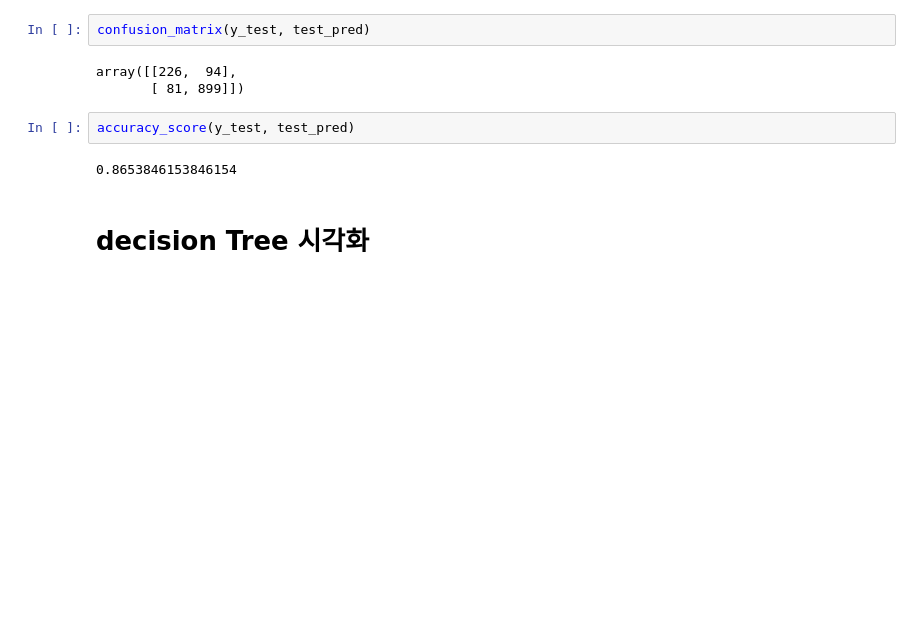
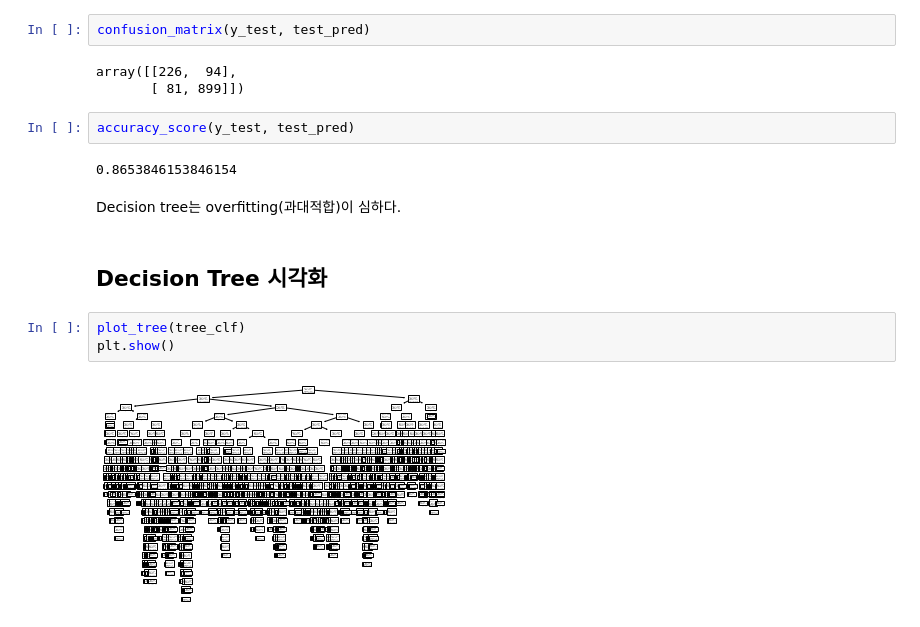
Before and after one commit to DavidJeonKr/lab_python, a Jupyter notebook: ml10_tree.ipynb, the cells around one changed output. Cells and saved outputs as stored; diff of their text form; blank space fills up the shorter version.

```diff
--- a/ml10_tree.ipynb
+++ b/ml10_tree.ipynb
@@ -109,6 +138,13 @@ array([[226,  94],
 accuracy_score(y_test, test_pred)
 # %% [output]
 0.8653846153846154
+# %% [markdown]
+Decision tree는 overfitting(과대적합)이 심하다.
 # %% [markdown]
-# decision Tree 시각화
+## Decision Tree 시각화
+# %%
+plot_tree(tree_clf)
+plt.show()
+# %% [output]
+[figure, added]
 # %%
```
Also changed, not shown: parts of 58 cells of this notebook.
